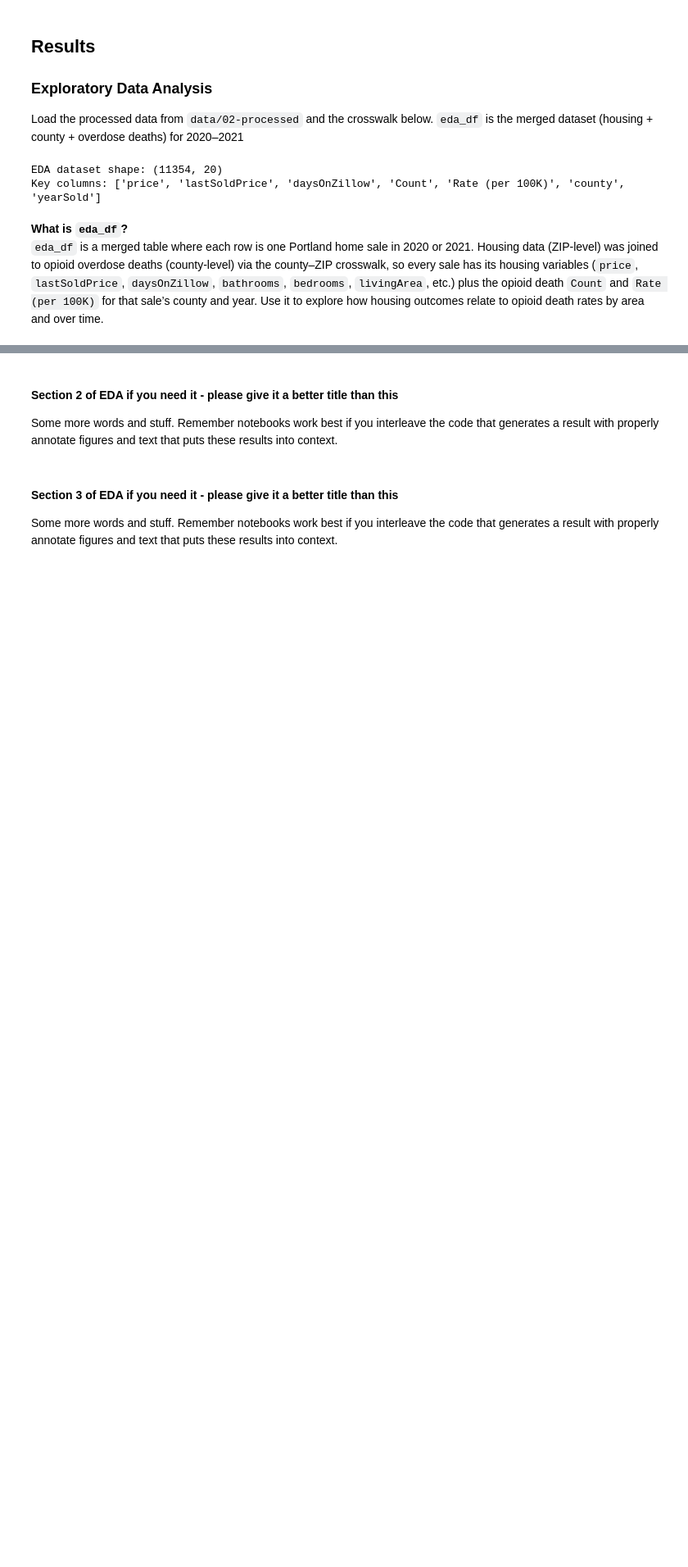
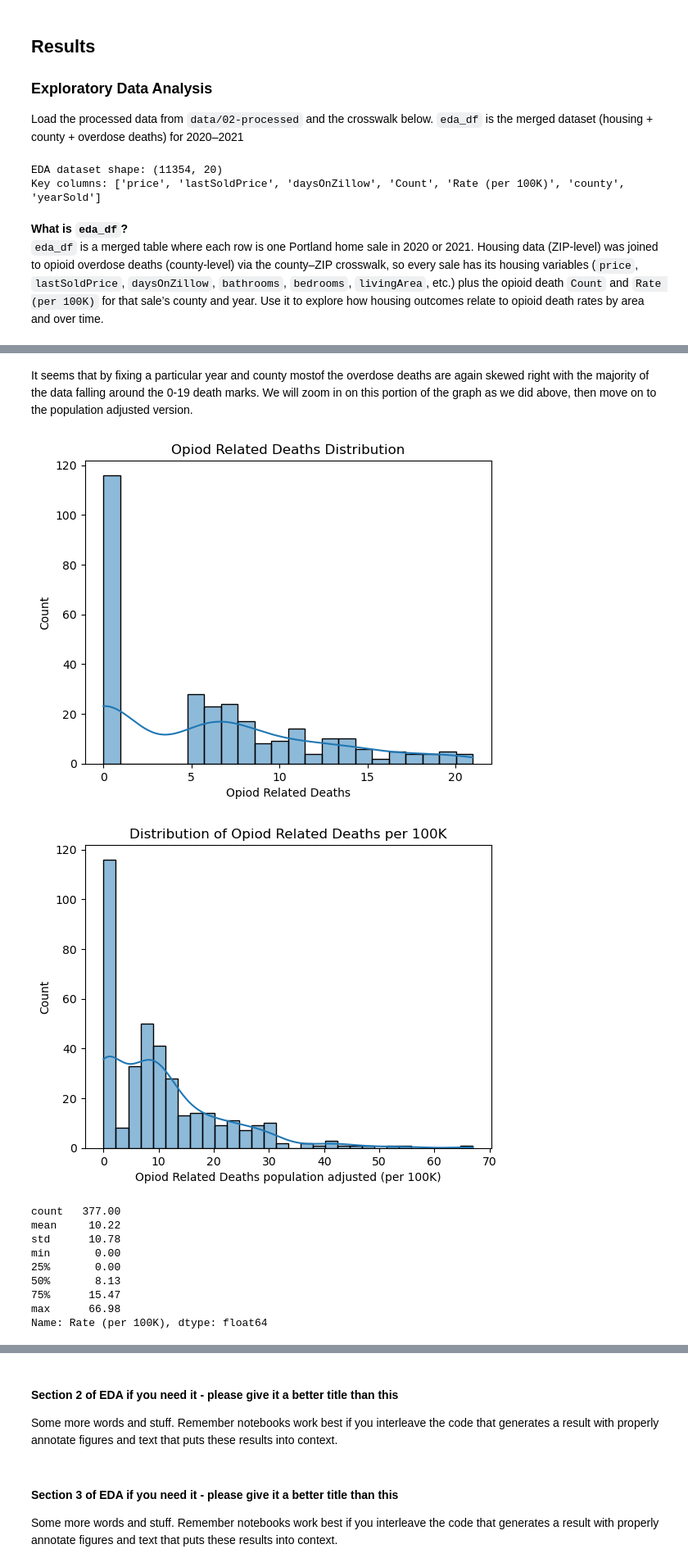
Before and after one commit to COGS108/Group008_WI26, a Jupyter notebook: 02-EDACheckpoint.ipynb, the cells around one changed output, grey strips where cells are left out. Shown at 82% size. Cells and saved outputs as stored; diff of their text form; code cells hidden in the pictures; blank space fills up the shorter version.

```diff
--- a/02-EDACheckpoint.ipynb
+++ b/02-EDACheckpoint.ipynb
@@ -225,0 +280,28 @@ Some more words and stuff.  Remember notebooks work best if you interleave the c
+# %% [markdown]
+It seems that by fixing a particular year and county mostof the overdose deaths are again skewed right with the majority of the data falling around the 0-19 death marks. We will zoom in on this portion of the graph as we did above, then move on to the population adjusted version.
+# %%
+few_deaths_df = deaths[deaths['Count'] < 22] #The authors messed with this number - it was chosen arbitrarily
+sns.histplot(few_deaths_df['Count'], bins=22, kde=True)
+plt.title("Opiod Related Deaths Distribution")
+plt.xlabel("Opiod Related Deaths")
+plt.show()
+
+deaths['Count'].describe()
+
+sns.histplot(deaths['Rate (per 100K)'], bins=30, kde=True)
+plt.title("Distribution of Opiod Related Deaths per 100K")
+plt.xlabel("Opiod Related Deaths population adjusted (per 100K)")
+plt.show()
+deaths['Rate (per 100K)'].describe()
+# %% [output]
+[figure, added]
+[figure, added]
+count   377.00
+mean     10.22
+std      10.78
+min       0.00
+25%       0.00
+50%       8.13
+75%      15.47
+max      66.98
+Name: Rate (per 100K), dtype: float64
```
Also changed, not shown: parts of 32 cells of this notebook.
